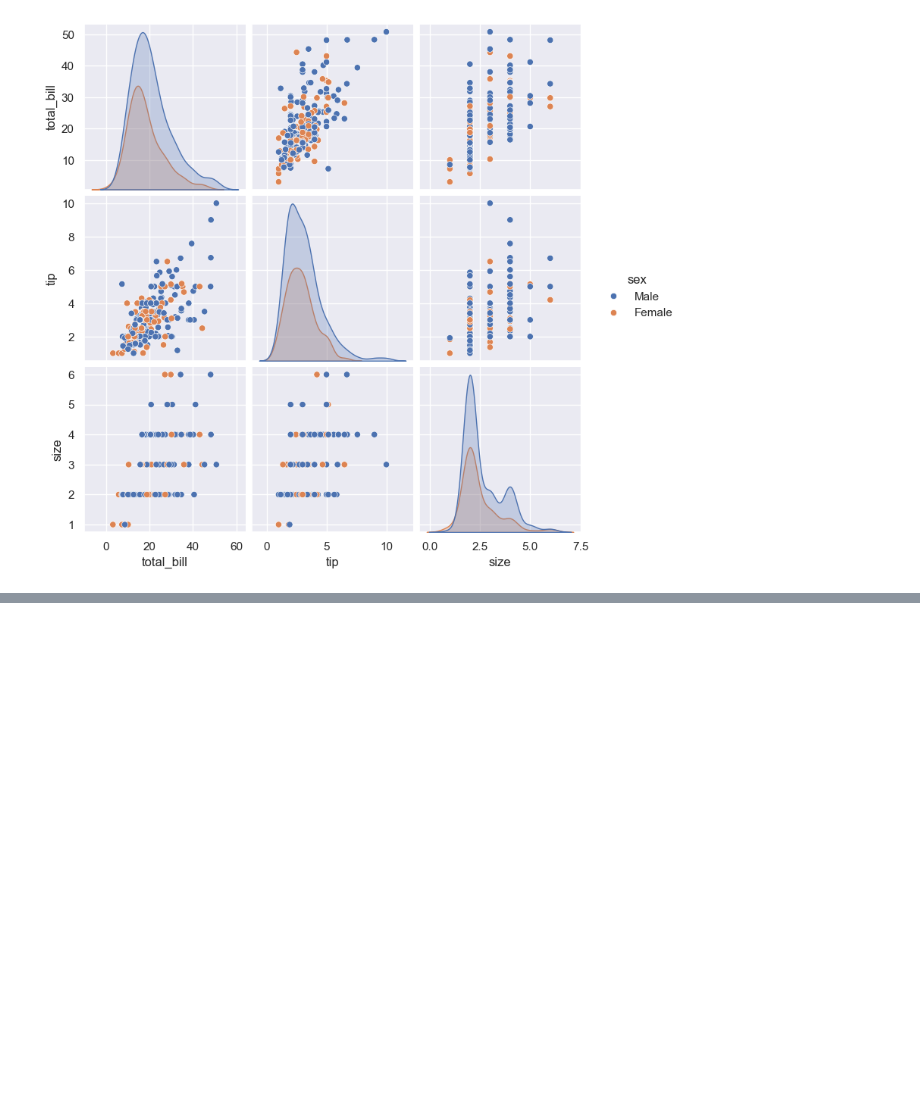
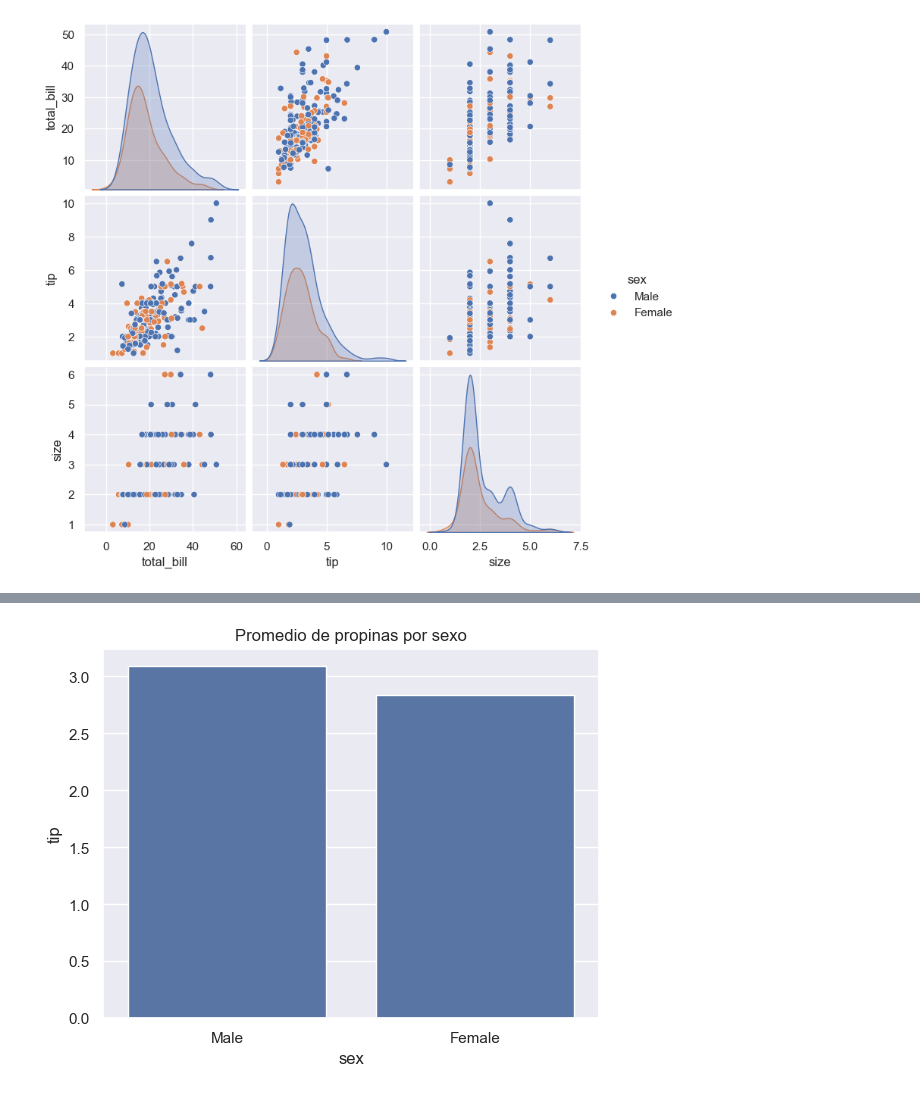
Before and after one commit to oscarm24/Analisis_de_datos_python, a Jupyter notebook: AnalisisDatos.ipynb, the cells around one changed output, grey strips where cells are left out. Cells and saved outputs as stored; diff of their text form; code cells hidden in the pictures; blank space fills up the shorter version.

```diff
--- a/AnalisisDatos.ipynb
+++ b/AnalisisDatos.ipynb
@@ -955,3 +955,12 @@ sns.pairplot(df, hue="sex")
 plt.show()
 # %% [output]
 [figure]
+# %%
+import seaborn as sns
+import matplotlib.pyplot as plt
+import pandas as pd
+import numpy as np
+
+sns.set(style="darkgrid")
+df = sns.load_dataset("tips")
+df
@@ -957,0 +981,7 @@ plt.show()
+# %%
+# Grafico de barra de propinas promedio por sexo
+sns.barplot(data=df, x="sex", y="tip", errorbar=None)
+plt.title("Promedio de propinas por sexo")
+plt.show()
+# %% [output]
+[figure, added]
```
Also changed, not shown: parts of 10 cells of this notebook.
